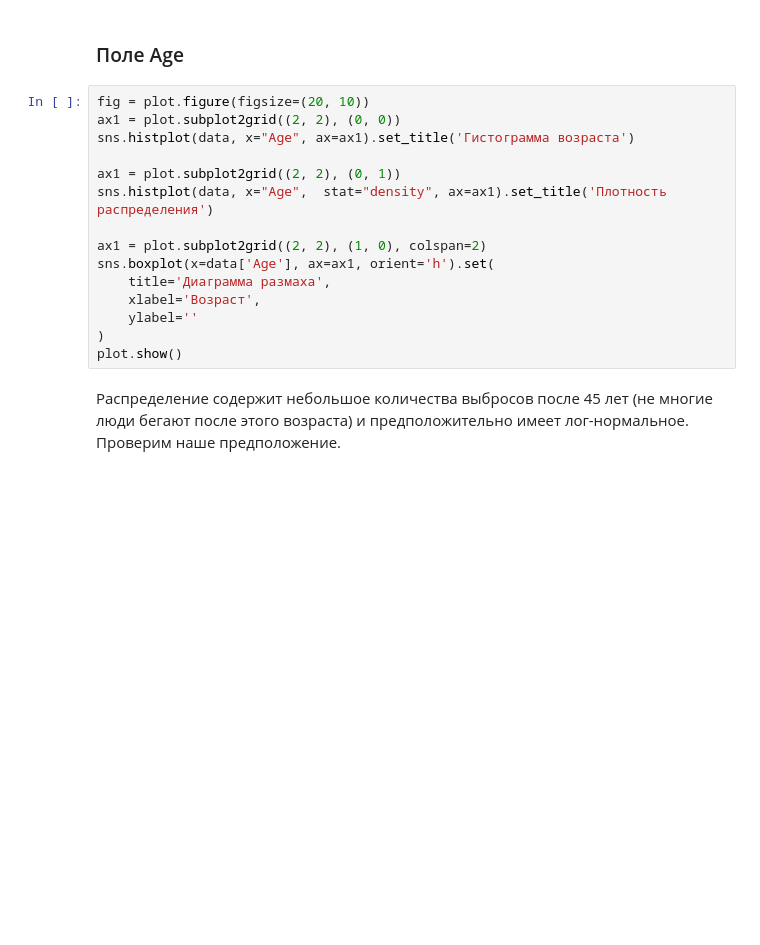
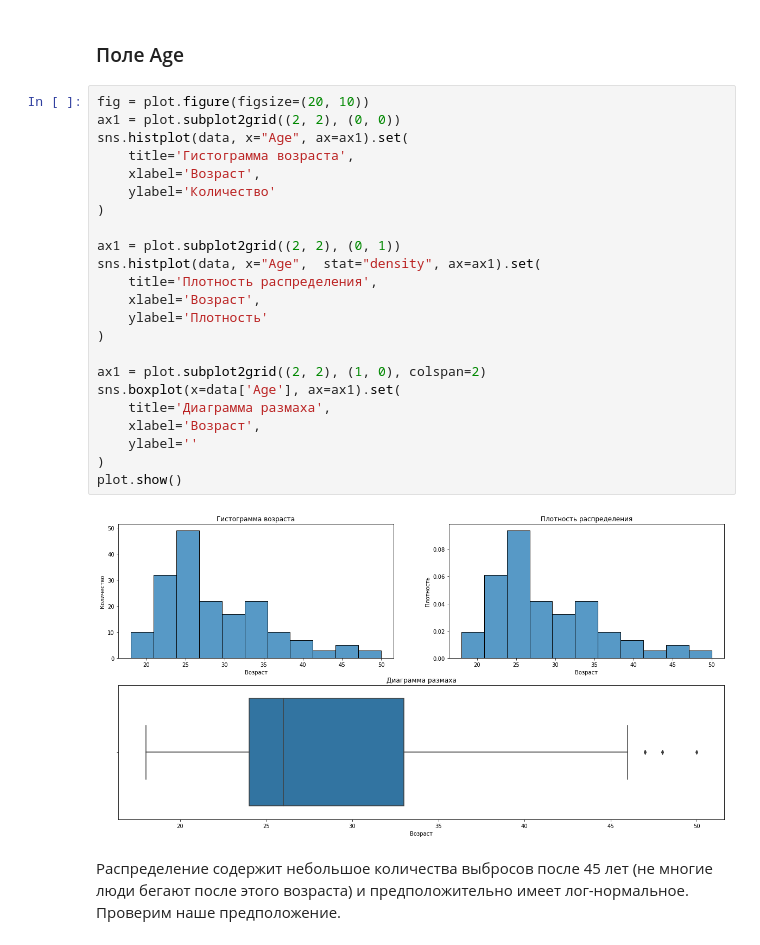
Before and after one commit to Chularev/kaggle_competitions, a Jupyter notebook: CardioGoodFitness/notebook.ipynb, the cells around one changed output. Drawn from its saved outputs; the diff is of its cells as text; blank space fills up the shorter version.

```diff
--- a/CardioGoodFitness/notebook.ipynb
+++ b/CardioGoodFitness/notebook.ipynb
@@ -65,18 +65,28 @@ data.head()
 # %%
 fig = plot.figure(figsize=(20, 10))
 ax1 = plot.subplot2grid((2, 2), (0, 0))
-sns.histplot(data, x="Age", ax=ax1).set_title('Гистограмма возраста')
+sns.histplot(data, x="Age", ax=ax1).set(
+    title='Гистограмма возраста',
+    xlabel='Возраст',
+    ylabel='Количество'
+)
 
 ax1 = plot.subplot2grid((2, 2), (0, 1))
-sns.histplot(data, x="Age",  stat="density", ax=ax1).set_title('Плотность распределения')
+sns.histplot(data, x="Age",  stat="density", ax=ax1).set(
+    title='Плотность распределения',
+    xlabel='Возраст',
+    ylabel='Плотность'
+)
 
 ax1 = plot.subplot2grid((2, 2), (1, 0), colspan=2)
-sns.boxplot(x=data['Age'], ax=ax1, orient='h').set(
+sns.boxplot(x=data['Age'], ax=ax1).set(
     title='Диаграмма размаха',
     xlabel='Возраст',
     ylabel=''
 )
 plot.show()
+# %% [output]
+[figure, added]
 # %% [markdown]
 Распределение содержит небольшое количества выбросов после 45 лет (не многие люди бегают после этого возраста) и предположительно имеет лог-нормальное. Проверим наше предположение.
 # %% [markdown]
```
